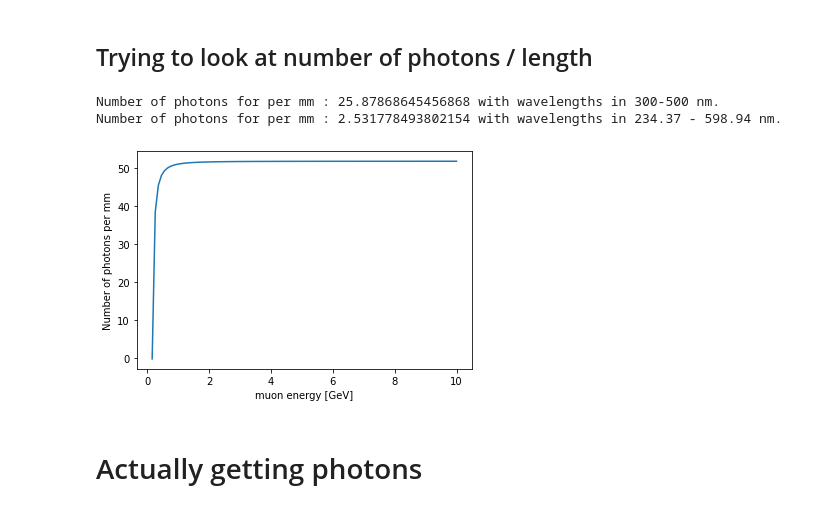
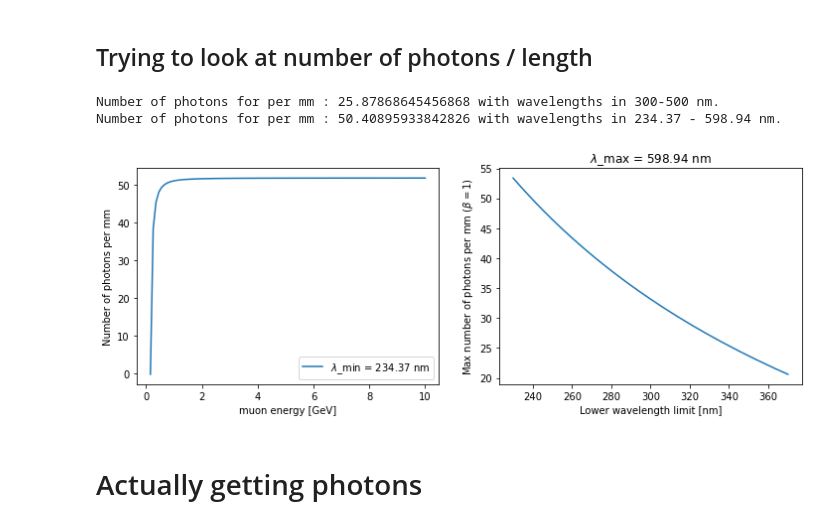
Before and after one commit to eklem1/OD_work, a Jupyter notebook: CherenkovLight.ipynb, the cells around one changed output. Saved outputs shown, nothing was run; the diff lists cells and outputs as text; code cells hidden in the pictures.

Commit message:
added another plot for number of photons dep on energy, getting the right array directions for removing the loop from the photon generation

```diff
--- a/CherenkovLight.ipynb
+++ b/CherenkovLight.ipynb
@@ -265,24 +264,37 @@ print("Number of photons for per mm :", NumberOfPhotons, "with wavelengths in 30
 lambda_min = np.min(wavelengths_od)
 lambda_max = np.max(wavelengths_od)
 
-NumberOfPhotons = num(lambda_min, lambda_max, 0.76) * 1e6 #number of photons for per mm
+NumberOfPhotons = num(lambda_min, lambda_max, 0.99) * 1e6 #number of photons for per mm
 print("Number of photons for per mm :", NumberOfPhotons, "with wavelengths in {:.2f} - {:.2f} nm.".format(lambda_min, lambda_max))
 # %% [output]
 Number of photons for per mm : 25.87868645456868 with wavelengths in 300-500 nm.
-Number of photons for per mm : 2.531778493802154 with wavelengths in 234.37 - 598.94 nm.
+Number of photons for per mm : 50.40895933842826 with wavelengths in 234.37 - 598.94 nm.
 # %%
 muonE = np.linspace(0.16, 10, 100)
 # get number of photons for per mm
 NumberOfPhotons = num(lambda_min, lambda_max, GetBeta(muonE)) * 1e6
+
+#look how the max number of photons (so for beta=1) changes wrt lower wavelength limit used
+lambda_minArr = np.linspace(230, 370, 100) #nm
+NumberOfPhotons_max = num(lambda_minArr, lambda_max, 1) * 1e6
-# %%
-plt.plot(muonE, NumberOfPhotons)
-
-plt.xlabel('muon energy [GeV]')
-plt.ylabel('Number of photons per mm')
-# plt.legend()
-plt.show()
-# %% [output]
-[figure, removed]
+# %%
+f, axs = plt.subplots(nrows=1, ncols=2, figsize=(12,4))
+
+axs[0].plot(muonE, NumberOfPhotons, label="$\lambda$_min = {:.2f} nm".format(lambda_min))
+
+axs[0].set_xlabel('muon energy [GeV]')
+axs[0].set_ylabel('Number of photons per mm')
+
+axs[1].plot(lambda_minArr, NumberOfPhotons_max)
+
+axs[1].set_title("$\lambda$_max = {:.2f} nm".format(lambda_max))
+axs[1].set_xlabel('Lower wavelength limit [nm]')
+axs[1].set_ylabel('Max number of photons per mm ($\\beta = 1$)')
+
+axs[0].legend()
+plt.show()
+# %% [output]
+[figure, added]
 # %% [markdown]
 # Actually getting photons
 # %%
```
Also changed, not shown: parts of 7 cells of this notebook.
